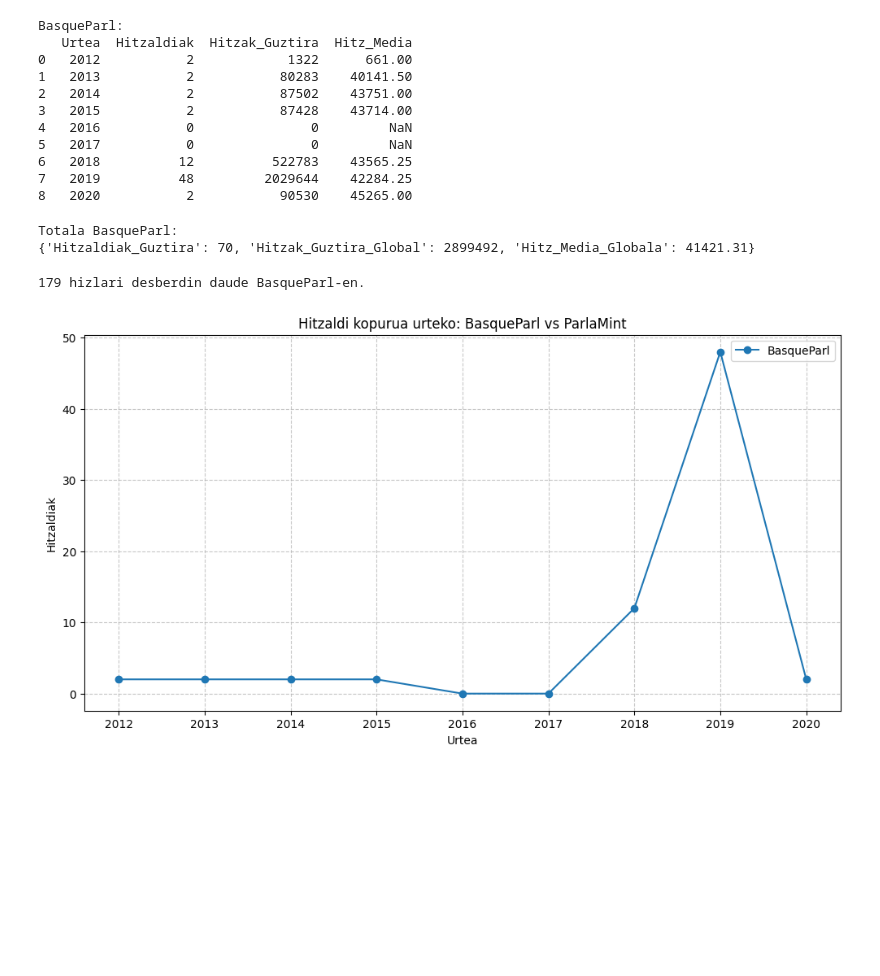
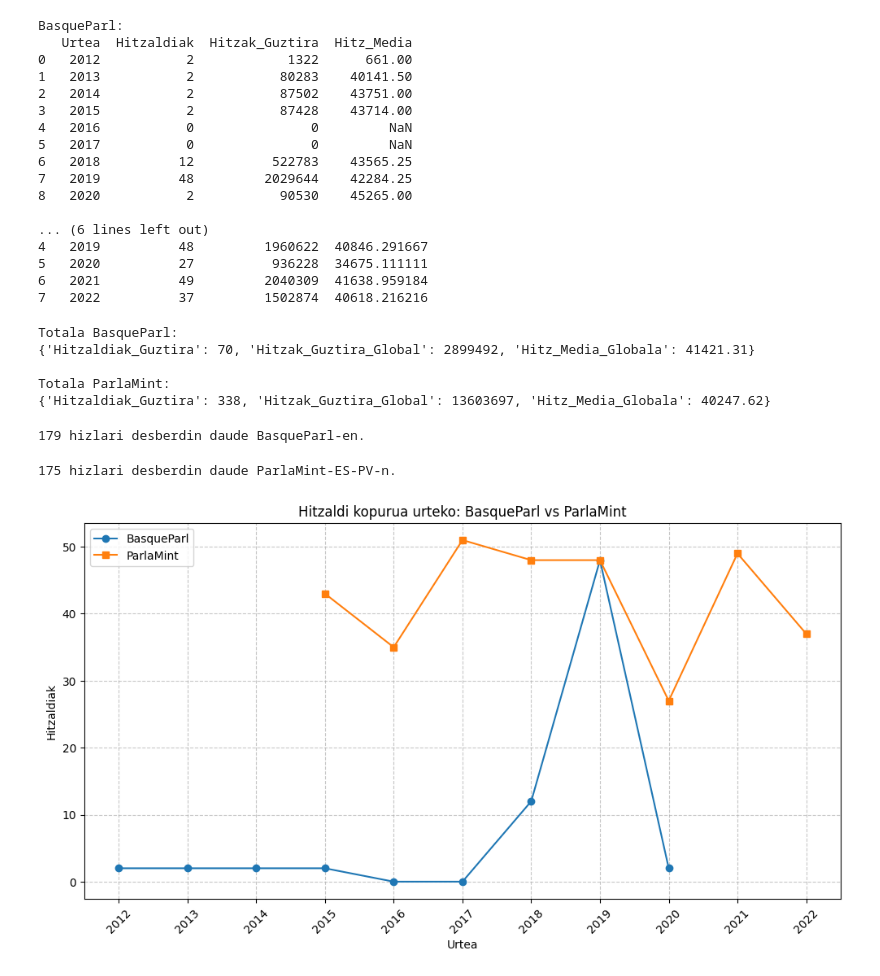
Before and after one commit to Hodesi33/Hodei_GRaL, a Jupyter notebook: testu_erauzketa/corpusen_analisia.ipynb, the cells around one changed output. Saved outputs shown, nothing was run; the diff lists cells and outputs as text; code cells hidden in the pictures; blank space fills up the shorter version.

```diff
--- a/testu_erauzketa/corpusen_analisia.ipynb
+++ b/testu_erauzketa/corpusen_analisia.ipynb
@@ -34,18 +34,22 @@ def prozesatu_karpeta(oinarri_karpeta):
 # %%
 # Dataset-en karpeten bideak
 base_dir_basqueParl = "basque-parliament-corpus-transcriptions"
-# base_dir_parlaMint = "path/base_dir_parlaMint"
+base_dir_parlaMint = "ParlaMint-ES-PV"
 
 # Bi datasetak prozesatu
 df_basqueParl = prozesatu_karpeta(base_dir_basqueParl)
-# df_parlaMint = prozesatu_karpeta(base_dir_parlaMint)
+df_parlaMint = prozesatu_karpeta(base_dir_parlaMint)
+
+# Urteka ordenatu
+df_basqueParl = df_basqueParl.sort_values("Urtea").reset_index(drop=True)
+df_parlaMint  = df_parlaMint.sort_values("Urtea").reset_index(drop=True)
 
 # Emaitzak erakutsi
 print("BasqueParl:")
 print(df_basqueParl)
 
-# print("\nParlaMint:")
-# print(df_parlaMint)
+print("\nParlaMint:")
+print(df_parlaMint)
 # %% [output]
 BasqueParl:
    Urtea  Hitzaldiak  Hitzak_Guztira  Hitz_Media
@@ -58,6 +62,12 @@ BasqueParl:
 6   2018          12          522783    43565.25
 7   2019          48         2029644    42284.25
 8   2020           2           90530    45265.00
+
+... (6 lines left out)
+4   2019          48         1960622  40846.291667
+5   2020          27          936228  34675.111111
+6   2021          49         2040309  41638.959184
+7   2022          37         1502874  40618.216216
 # %%
 # Guztira globalak (beharrezkoa izanez gero)
 totala_basqueParl = {
@@ -66,18 +76,21 @@ totala_basqueParl = {
     "Hitz_Media_Globala": float(round(df_basqueParl["Hitzak_Guztira"].sum() / df_basqueParl["Hitzaldiak"].sum(), 2))
 }
 
-# totala_parlaMint = {
-    # "Hitzaldiak_Guztira": int(df_parlaMint["Hitzaldiak"].sum()),
-    # "Hitzak_Guztira_Global": int(df_parlaMint["Hitzak_Guztira"].sum()),
-    # "Hitz_Media_Globala": float(round(df_parlaMint["Hitzak_Guztira"].sum() / df_parlaMint["Hitzaldiak"].sum(), 2))
-# }
+totala_parlaMint = {
+    "Hitzaldiak_Guztira": int(df_parlaMint["Hitzaldiak"].sum()),
+    "Hitzak_Guztira_Global": int(df_parlaMint["Hitzak_Guztira"].sum()),
+    "Hitz_Media_Globala": float(round(df_parlaMint["Hitzak_Guztira"].sum() / df_parlaMint["Hitzaldiak"].sum(), 2))
+}
 
 print("\nTotala BasqueParl:")
 print(totala_basqueParl)
 
-# print("\nTotala ParlaMint:")
-# print(totala_parlaMint)
+print("\nTotala ParlaMint:")
+print(totala_parlaMint)
 # %% [output]
 Totala BasqueParl:
 {'Hitzaldiak_Guztira': 70, 'Hitzak_Guztira_Global': 2899492, 'Hitz_Media_Globala': 41421.31}
+
+Totala ParlaMint:
+{'Hitzaldiak_Guztira': 338, 'Hitzak_Guztira_Global': 13603697, 'Hitz_Media_Globala': 40247.62}
 # %%
@@ -86,19 +99,28 @@ hizlariak = df["Speaker"].nunique()
 print(f"{hizlariak} hizlari desberdin daude BasqueParl-en.")
 # %% [output]
 179 hizlari desberdin daude BasqueParl-en.
+# %%
+df_PM = pd.read_csv("global-ParlaMint-ES-PV.tsv", sep = "\t")
+hizlariak = df_PM["Speaker"].nunique()
+print(f"{hizlariak} hizlari desberdin daude ParlaMint-ES-PV-n.")
+# %% [output]
+175 hizlari desberdin daude ParlaMint-ES-PV-n.
+# %%
+years = sorted(set(df_basqueParl["Urtea"]).union(df_parlaMint["Urtea"]))
 # %%
 # Zenbat hitzaldi urtero
 plt.figure(figsize=(12, 6))
 plt.plot(df_basqueParl["Urtea"], df_basqueParl["Hitzaldiak"], marker='o', label="BasqueParl")
-#plt.plot(df_parlaMint["Urtea"], df_parlaMint["Hitzaldiak"], marker='s', label="ParlaMint")
+plt.plot(df_parlaMint["Urtea"], df_parlaMint["Hitzaldiak"], marker='s', label="ParlaMint")
 plt.xlabel("Urtea")
 plt.ylabel("Hitzaldiak")
+plt.xticks(years, rotation=45)
 plt.title("Hitzaldi kopurua urteko: BasqueParl vs ParlaMint")
 plt.legend()
 plt.grid(linestyle='--', alpha=0.7)
 plt.show()
 # %% [output]
-[figure, old version]
+[figure, new version]
 # %%
 # Hitz media hitzaldiko urtero
 plt.figure(figsize=(12, 6))
```
Also changed, not shown: parts of 2 cells of this notebook, 11 other files.
